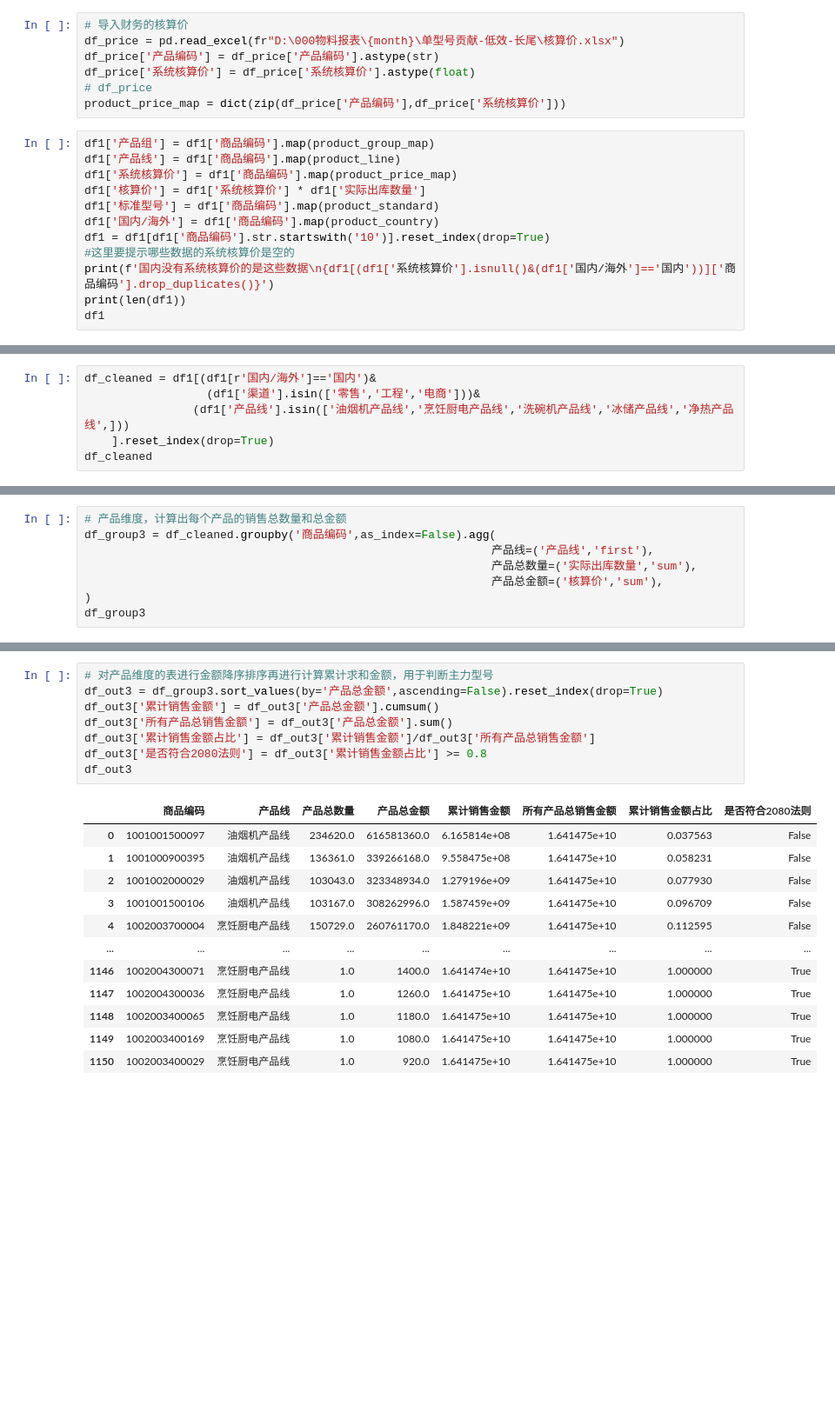
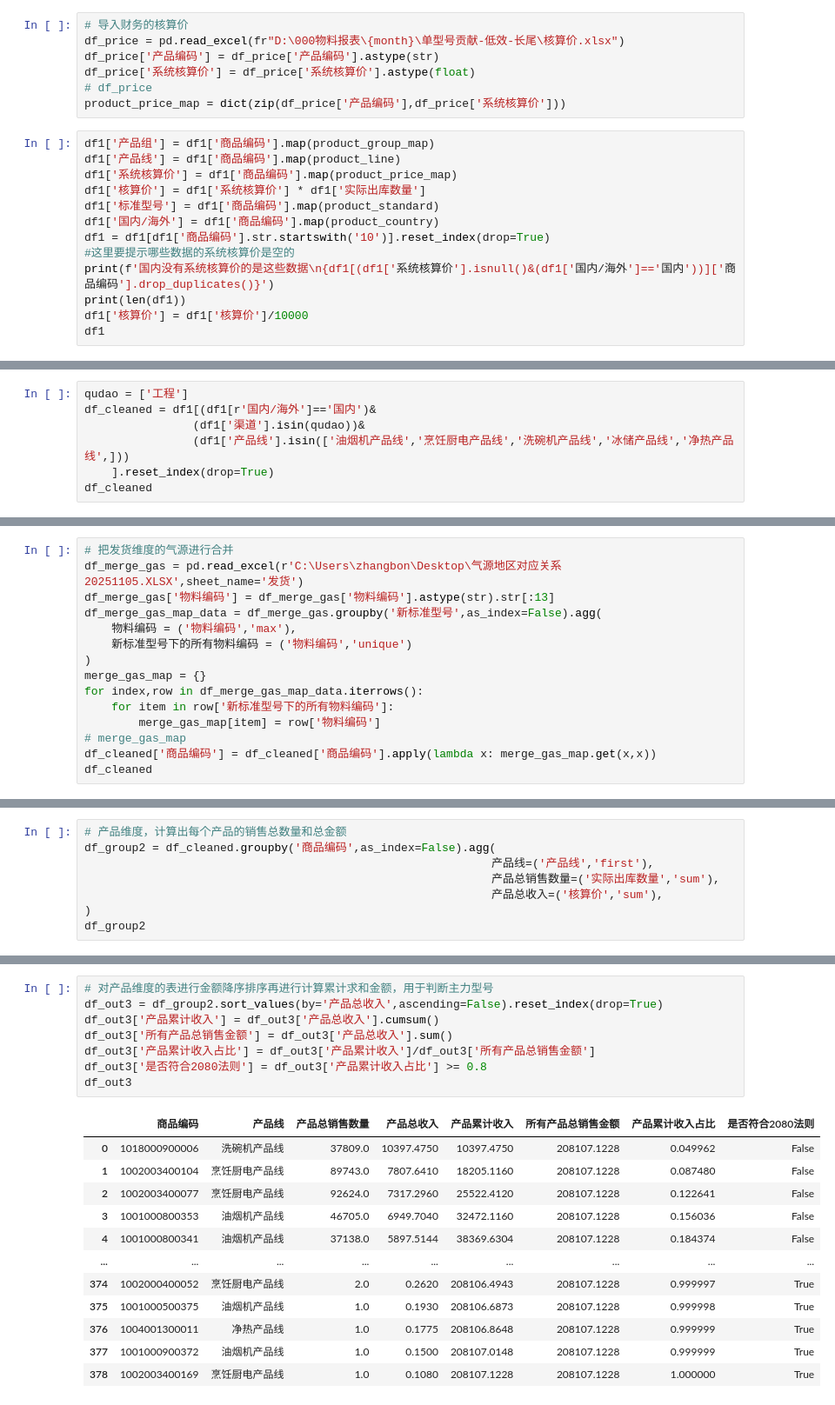
Before and after one commit to zb1005/python-tool, a Jupyter notebook: 零件报告/姗姐要的单型号数据/单型号贡献_姗姐需要的数据维度_合并气源.ipynb, the cells around one changed output, grey strips where cells are left out. Shown at 87% size. Cells and saved outputs as stored; diff of their text form; blank space fills up the shorter version.

```diff
--- a/零件报告/单型号贡献、低效、长尾/单型号贡献_姗姐需要的数据维度.ipynb
+++ b/零件报告/姗姐要的单型号数据/单型号贡献_姗姐需要的数据维度_合并气源.ipynb
@@ -425,6 +430,7 @@ df1 = df1[df1['商品编码'].str.startswith('10')].reset_index(drop=True)
 #这里要提示哪些数据的系统核算价是空的
 print(f'国内没有系统核算价的是这些数据\n{df1[(df1['系统核算价'].isnull()&(df1['国内/海外']=='国内'))]['商品编码'].drop_duplicates()}')
 print(len(df1))
+df1['核算价'] = df1['核算价']/10000
 df1
 # %% [output]
 国内没有系统核算价的是这些数据
@@ -445,7 +451,8 @@ Series([], Name: 商品编码, dtype: object)
 419684 rows × 9 columns
 # %%
+qudao = ['工程']
 df_cleaned = df1[(df1[r'国内/海外']=='国内')&
-                  (df1['渠道'].isin(['零售','工程','电商']))&
+                (df1['渠道'].isin(qudao))&
                 (df1['产品线'].isin(['油烟机产品线','烹饪厨电产品线','洗碗机产品线','冰储产品线','净热产品线',]))
     ].reset_index(drop=True)
 df_cleaned
@@ -465,0 +473,15 @@ df_cleaned
+# %%
+# 把发货维度的气源进行合并
+df_merge_gas = pd.read_excel(r'C:\Users\zhangbon\Desktop\气源地区对应关系20251105.XLSX',sheet_name='发货')
+df_merge_gas['物料编码'] = df_merge_gas['物料编码'].astype(str).str[:13]
+df_merge_gas_map_data = df_merge_gas.groupby('新标准型号',as_index=False).agg(
+    物料编码 = ('物料编码','max'),
+    新标准型号下的所有物料编码 = ('物料编码','unique')
+)
+merge_gas_map = {}
+for index,row in df_merge_gas_map_data.iterrows():
+    for item in row['新标准型号下的所有物料编码']:
+        merge_gas_map[item] = row['物料编码']
+# merge_gas_map
+df_cleaned['商品编码'] = df_cleaned['商品编码'].apply(lambda x: merge_gas_map.get(x,x))
+df_cleaned
@@ -466,9 +502,9 @@ df_cleaned
 # %%
 # 产品维度，计算出每个产品的销售总数量和总金额
-df_group3 = df_cleaned.groupby('商品编码',as_index=False).agg(
+df_group2 = df_cleaned.groupby('商品编码',as_index=False).agg(
                                                             产品线=('产品线','first'),
-                                                            产品总数量=('实际出库数量','sum'),
-                                                            产品总金额=('核算价','sum'),
+                                                            产品总销售数量=('实际出库数量','sum'),
+                                                            产品总收入=('核算价','sum'),
 )
-df_group3
+df_group2
 # %% [output]
@@ -488,21 +524,21 @@ df_group3
 # %%
 # 对产品维度的表进行金额降序排序再进行计算累计求和金额，用于判断主力型号
-df_out3 = df_group3.sort_values(by='产品总金额',ascending=False).reset_index(drop=True)
-df_out3['累计销售金额'] = df_out3['产品总金额'].cumsum()
-df_out3['所有产品总销售金额'] = df_out3['产品总金额'].sum()
-df_out3['累计销售金额占比'] = df_out3['累计销售金额']/df_out3['所有产品总销售金额']
-df_out3['是否符合2080法则'] = df_out3['累计销售金额占比'] >= 0.8
+df_out3 = df_group2.sort_values(by='产品总收入',ascending=False).reset_index(drop=True)
+df_out3['产品累计收入'] = df_out3['产品总收入'].cumsum()
+df_out3['所有产品总销售金额'] = df_out3['产品总收入'].sum()
+df_out3['产品累计收入占比'] = df_out3['产品累计收入']/df_out3['所有产品总销售金额']
+df_out3['是否符合2080法则'] = df_out3['产品累计收入占比'] >= 0.8
 df_out3
 # %% [output]
-|  | 商品编码 | 产品线 | 产品总数量 | 产品总金额 | 累计销售金额 | 所有产品总销售金额 | 累计销售金额占比 | 是否符合2080法则 |
-| 0 | 1001001500097 | 油烟机产品线 | 234620.0 | 616581360.0 | 6.165814e+08 | 1.641475e+10 | 0.037563 | False |
-| 1 | 1001000900395 | 油烟机产品线 | 136361.0 | 339266168.0 | 9.558475e+08 | 1.641475e+10 | 0.058231 | False |
-| 2 | 1001002000029 | 油烟机产品线 | 103043.0 | 323348934.0 | 1.279196e+09 | 1.641475e+10 | 0.077930 | False |
-| 3 | 1001001500106 | 油烟机产品线 | 103167.0 | 308262996.0 | 1.587459e+09 | 1.641475e+10 | 0.096709 | False |
-| 4 | 1002003700004 | 烹饪厨电产品线 | 150729.0 | 260761170.0 | 1.848221e+09 | 1.641475e+10 | 0.112595 | False |
+|  | 商品编码 | 产品线 | 产品总销售数量 | 产品总收入 | 产品累计收入 | 所有产品总销售金额 | 产品累计收入占比 | 是否符合2080法则 |
+| 0 | 1018000900006 | 洗碗机产品线 | 37809.0 | 10397.4750 | 10397.4750 | 208107.1228 | 0.049962 | False |
+| 1 | 1002003400104 | 烹饪厨电产品线 | 89743.0 | 7807.6410 | 18205.1160 | 208107.1228 | 0.087480 | False |
+| 2 | 1002003400077 | 烹饪厨电产品线 | 92624.0 | 7317.2960 | 25522.4120 | 208107.1228 | 0.122641 | False |
+| 3 | 1001000800353 | 油烟机产品线 | 46705.0 | 6949.7040 | 32472.1160 | 208107.1228 | 0.156036 | False |
+| 4 | 1001000800341 | 油烟机产品线 | 37138.0 | 5897.5144 | 38369.6304 | 208107.1228 | 0.184374 | False |
 | ... | ... | ... | ... | ... | ... | ... | ... | ... |
-| 1146 | 1002004300071 | 烹饪厨电产品线 | 1.0 | 1400.0 | 1.641474e+10 | 1.641475e+10 | 1.000000 | True |
-| 1147 | 1002004300036 | 烹饪厨电产品线 | 1.0 | 1260.0 | 1.641475e+10 | 1.641475e+10 | 1.000000 | True |
-| 1148 | 1002003400065 | 烹饪厨电产品线 | 1.0 | 1180.0 | 1.641475e+10 | 1.641475e+10 | 1.000000 | True |
-| 1149 | 1002003400169 | 烹饪厨电产品线 | 1.0 | 1080.0 | 1.641475e+10 | 1.641475e+10 | 1.000000 | True |
-| 1150 | 1002003400029 | 烹饪厨电产品线 | 1.0 | 920.0 | 1.641475e+10 | 1.641475e+10 | 1.000000 | True |
+| 374 | 1002000400052 | 烹饪厨电产品线 | 2.0 | 0.2620 | 208106.4943 | 208107.1228 | 0.999997 | True |
+| 375 | 1001000500375 | 油烟机产品线 | 1.0 | 0.1930 | 208106.6873 | 208107.1228 | 0.999998 | True |
+| 376 | 1004001300011 | 净热产品线 | 1.0 | 0.1775 | 208106.8648 | 208107.1228 | 0.999999 | True |
+| 377 | 1001000900372 | 油烟机产品线 | 1.0 | 0.1500 | 208107.0148 | 208107.1228 | 0.999999 | True |
+| 378 | 1002003400169 | 烹饪厨电产品线 | 1.0 | 0.1080 | 208107.1228 | 208107.1228 | 1.000000 | True |
```
Also changed, not shown: parts of 23 cells of this notebook, 20 other files.
